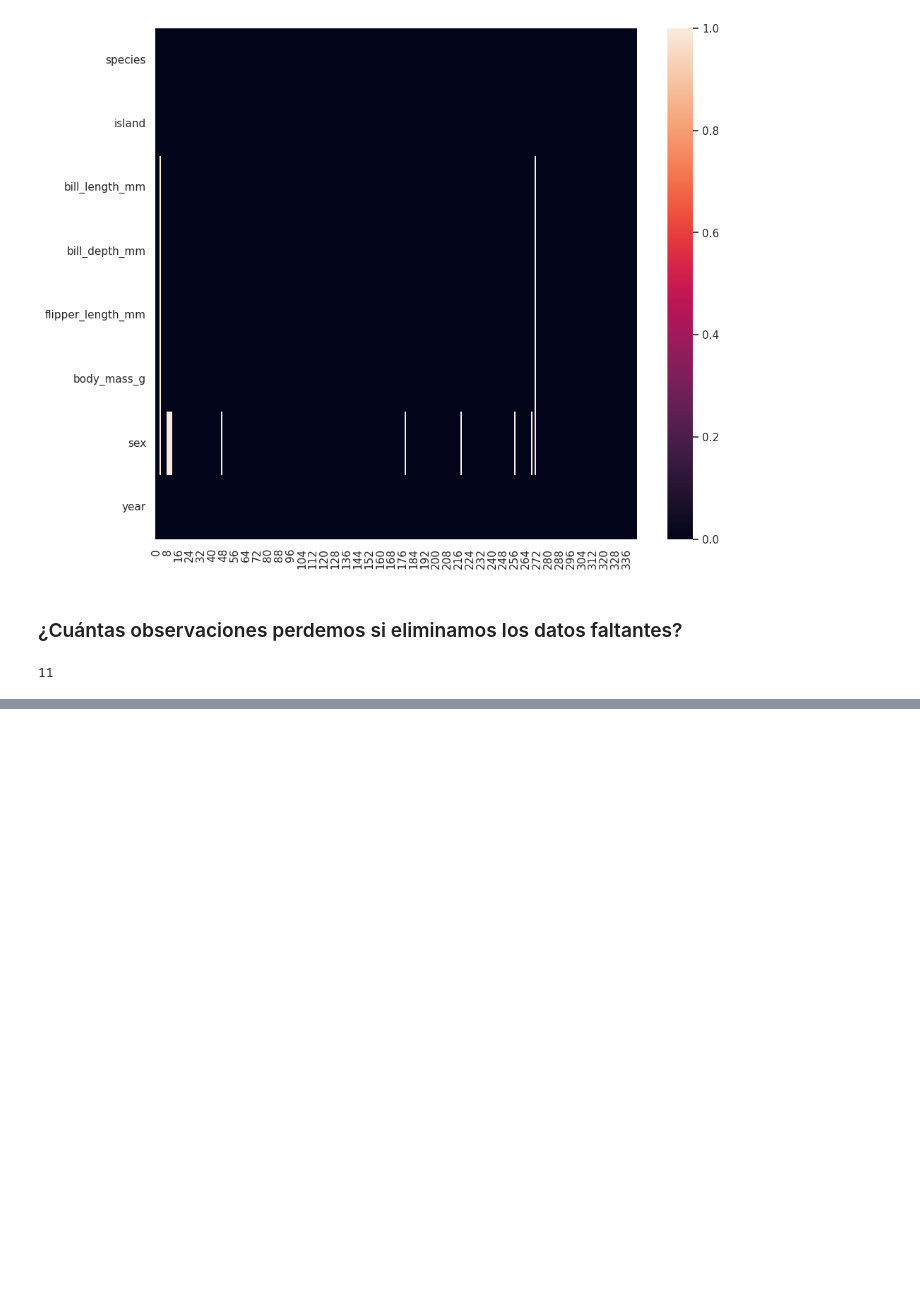
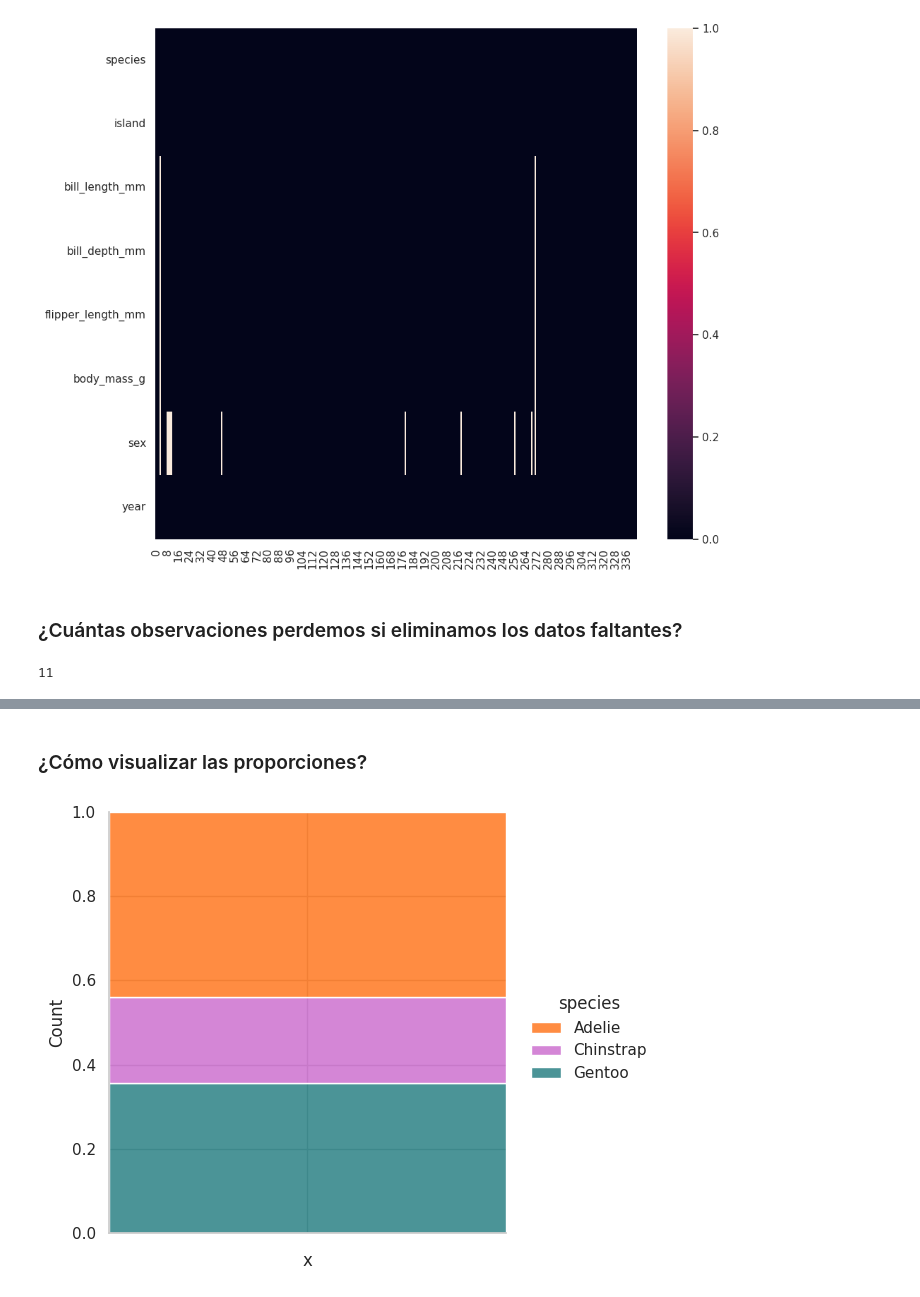
Before and after one commit to DiegoLerma/palmer_penguins_data_analysis, a Jupyter notebook: notebooks/0-0-dclt-download_data.ipynb, the cells around one changed output, grey strips where cells are left out. Saved outputs shown, nothing was run; the diff lists cells and outputs as text; code cells hidden in the pictures; blank space fills up the shorter version.

```diff
--- a/notebooks/0-0-dclt-download_data.ipynb
+++ b/notebooks/0-0-dclt-download_data.ipynb
@@ -227,0 +376,21 @@ len(preproccessed_penguins_df) - len(penguins_df)
+# %% [markdown]
+### ¿Cómo visualizar las proporciones?
+# %%
+(
+    penguins_df
+    .add_column('x','')
+    .pipe(
+        lambda df:  (
+            sns.displot(
+                data=df,
+                x='x',
+                hue='species',
+                multiple='fill',
+                palette=penguin_color,
+
+            )
+        )
+    )
+);
+# %% [output]
+[figure, added]
```
Also changed, not shown: parts of 34 cells of this notebook.
